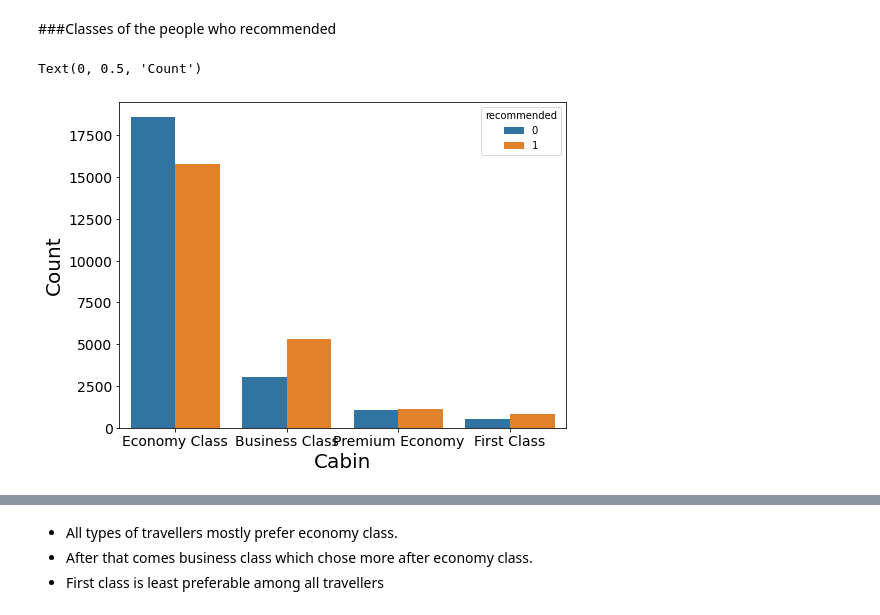
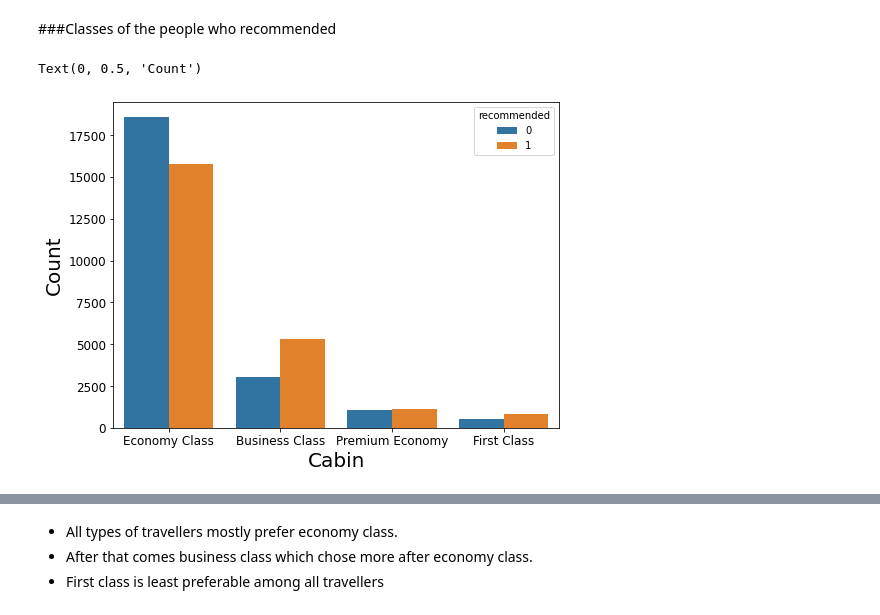
Before and after one commit to Zeeshan00789/Airline-Passenger-Referral-Prediction, a Jupyter notebook: Airline_Passenger_Referral_Prediction.ipynb, the cells around one changed output, grey strips where cells are left out. Drawn from its saved outputs; the diff is of its cells as text; code cells hidden in the pictures.

```diff
--- a/Airline_Passenger_Referral_Prediction.ipynb
+++ b/Airline_Passenger_Referral_Prediction.ipynb
@@ -365,13 +365,13 @@ Text(0, 0.5, 'count')
 # %%
 #setting the figure size and plotting the graph
 plt.figure(figsize=(8,6))
 sns.countplot(df['cabin'], hue=df['recommended'])
 #Fontsize
-plt.xticks(fontsize=14)
-plt.yticks(fontsize=14)
+plt.xticks(fontsize=12)
+plt.yticks(fontsize=12)
 #Labels
 plt.xlabel('Cabin', fontsize= 20)
 plt.ylabel('Count', fontsize= 20)
 # %% [output]
 Text(0, 0.5, 'Count')
-[figure, old version]
+[figure, new version]
```
Also changed, not shown: parts of 2 cells of this notebook.
